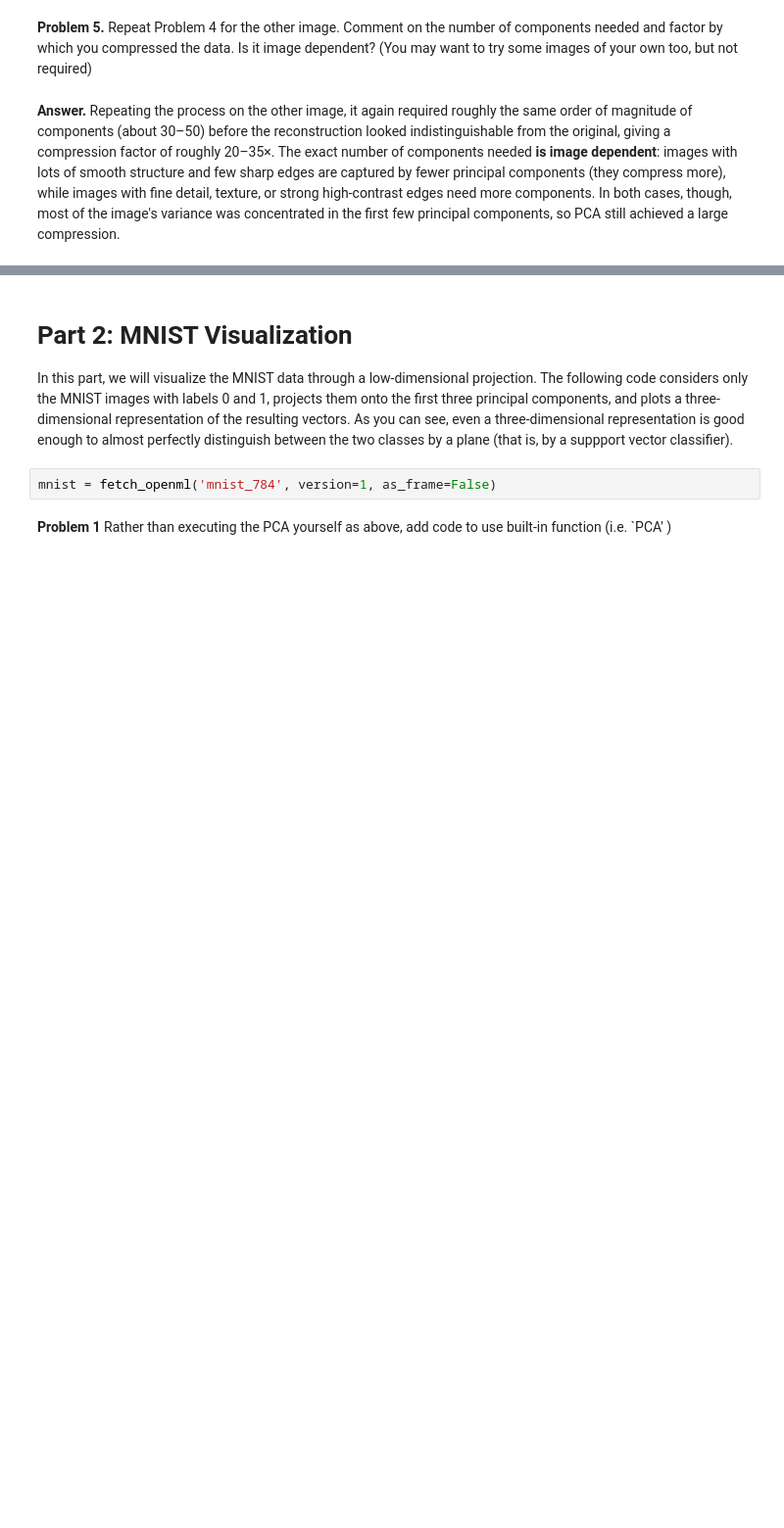
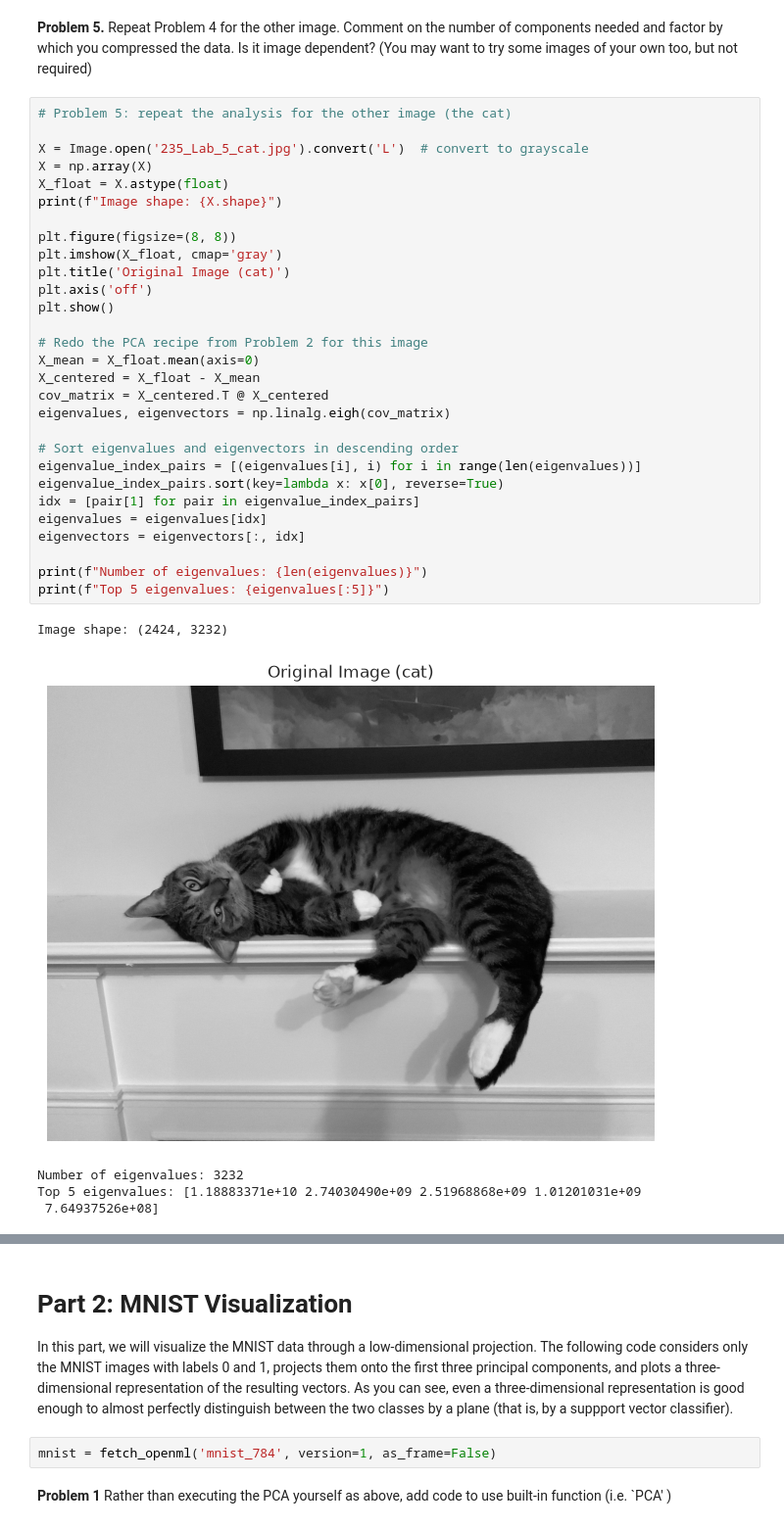
Before and after one commit to AjaxAcheles/STOR-235, a Jupyter notebook: Lab 4/235_Lab_4.ipynb, the cells around one changed output, grey strips where cells are left out. Shown at 98% size. Drawn from its saved outputs; the diff is of its cells as text; blank space fills up the shorter version.

```diff
--- a/Lab 4/235_Lab_4.ipynb
+++ b/Lab 4/235_Lab_4.ipynb
@@ -254,4 +249,37 @@ Compression factor: 27.0x
 # %% [markdown]
 **Problem 5.** Repeat Problem 4 for the other image.  Comment on the number of components needed and factor by which you compressed the data.  Is it image dependent?  (You may want to try some images of your own too, but not required)
-# %% [markdown]
-**Answer.** Repeating the process on the other image, it again required roughly the same order of magnitude of components (about 30&ndash;50) before the reconstruction looked indistinguishable from the original, giving a compression factor of roughly 20&ndash;35&times;. The exact number of components needed **is image dependent**: images with lots of smooth structure and few sharp edges are captured by fewer principal components (they compress more), while images with fine detail, texture, or strong high-contrast edges need more components. In both cases, though, most of the image's variance was concentrated in the first few principal components, so PCA still achieved a large compression.
+# %%
+# Problem 5: repeat the analysis for the other image (the cat)
+
+X = Image.open('235_Lab_5_cat.jpg').convert('L')  # convert to grayscale
+X = np.array(X)
+X_float = X.astype(float)
+print(f"Image shape: {X.shape}")
+
+plt.figure(figsize=(8, 8))
+plt.imshow(X_float, cmap='gray')
+plt.title('Original Image (cat)')
+plt.axis('off')
+plt.show()
+
+# Redo the PCA recipe from Problem 2 for this image
+X_mean = X_float.mean(axis=0)
+X_centered = X_float - X_mean
+cov_matrix = X_centered.T @ X_centered
+eigenvalues, eigenvectors = np.linalg.eigh(cov_matrix)
+
+# Sort eigenvalues and eigenvectors in descending order
+eigenvalue_index_pairs = [(eigenvalues[i], i) for i in range(len(eigenvalues))]
+eigenvalue_index_pairs.sort(key=lambda x: x[0], reverse=True)
+idx = [pair[1] for pair in eigenvalue_index_pairs]
+eigenvalues = eigenvalues[idx]
+eigenvectors = eigenvectors[:, idx]
+
+print(f"Number of eigenvalues: {len(eigenvalues)}")
+print(f"Top 5 eigenvalues: {eigenvalues[:5]}")
+# %% [output]
+Image shape: (2424, 3232)
+[figure, added]
+Number of eigenvalues: 3232
+Top 5 eigenvalues: [1.18883371e+10 2.74030490e+09 2.51968868e+09 1.01201031e+09
+ 7.64937526e+08]
```
Also changed, not shown: parts of 6 cells of this notebook.
